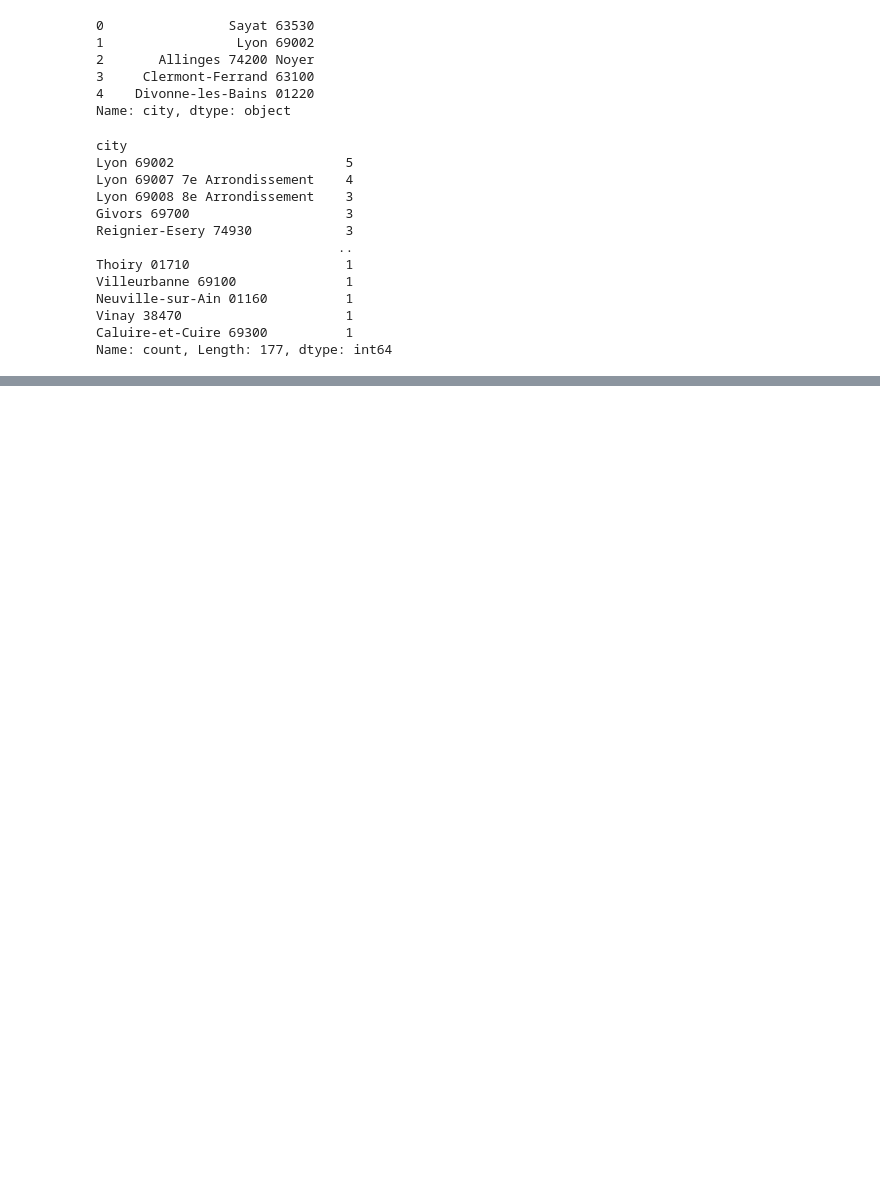
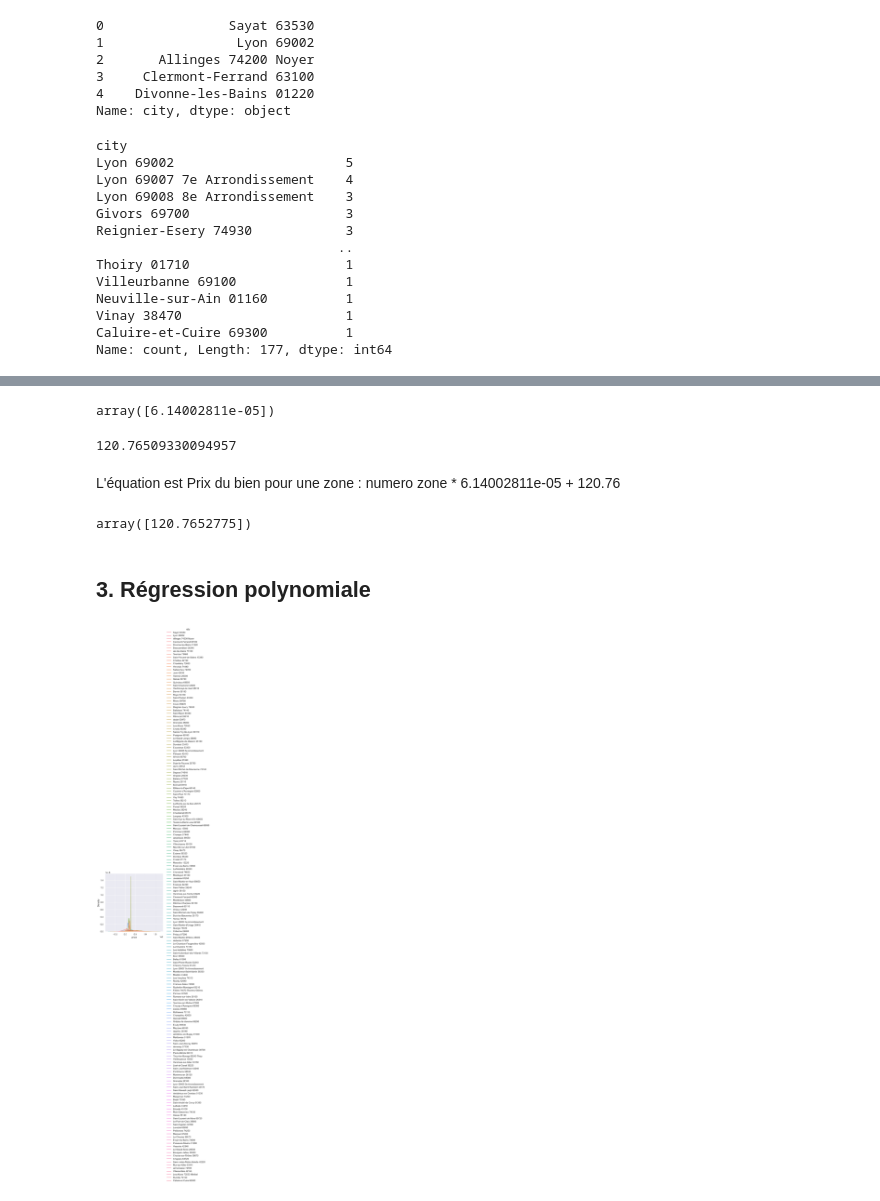
Before and after one commit to loic-roux-404/py-train, a Jupyter notebook: ml/ds/real-estate-to-price-commerces.ipynb, the cells around one changed output, grey strips where cells are left out. Drawn from its saved outputs; the diff is of its cells as text; code cells hidden in the pictures; blank space fills up the shorter version.

```diff
--- a/ml/ds/real-estate-to-price-commerces.ipynb
+++ b/ml/ds/real-estate-to-price-commerces.ipynb
@@ -77,0 +121,20 @@ Name: count, Length: 177, dtype: int64
+# %%
+modele.coef_
+# %% [output]
+array([6.14002811e-05])
+# %%
+modele.intercept_
+# %% [output]
+120.76509330094957
+# %% [markdown]
+L'équation est Prix du bien pour une zone : numero zone * 6.14002811e-05 + 120.76
+# %%
+modele.predict([[3]])
+# %% [output]
+array([120.7652775])
+# %% [markdown]
+## 3. Régression polynomiale
+# %%
+sns.displot(data, x="price", hue="city", kind="kde");
+# %% [output]
+[figure, added]
```
Also changed, not shown: parts of 16 cells of this notebook.
